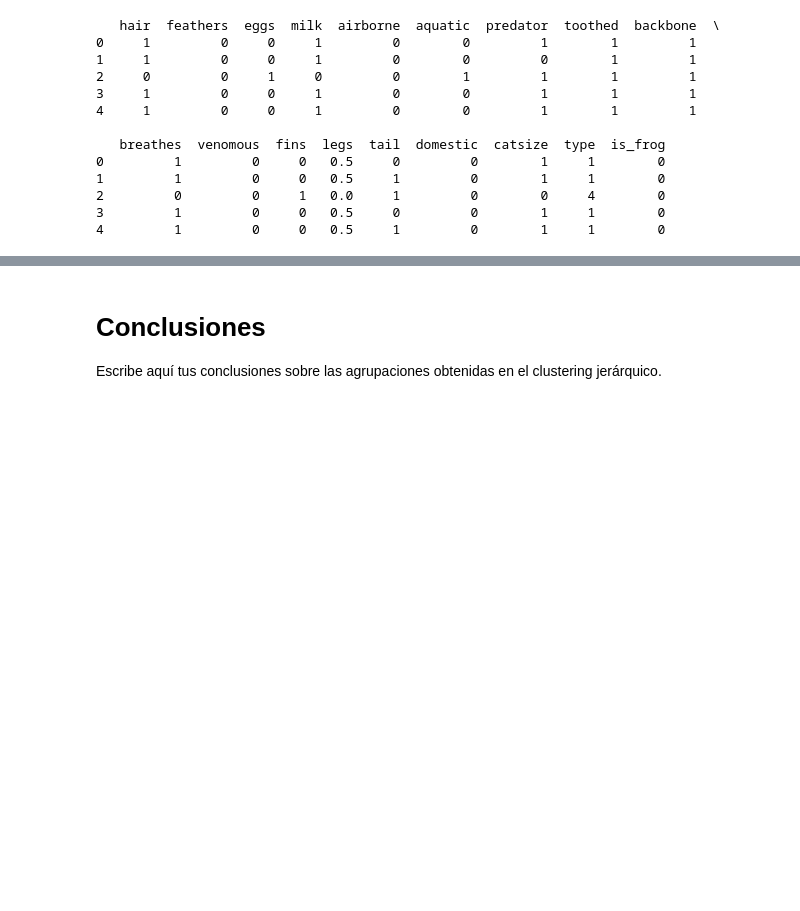
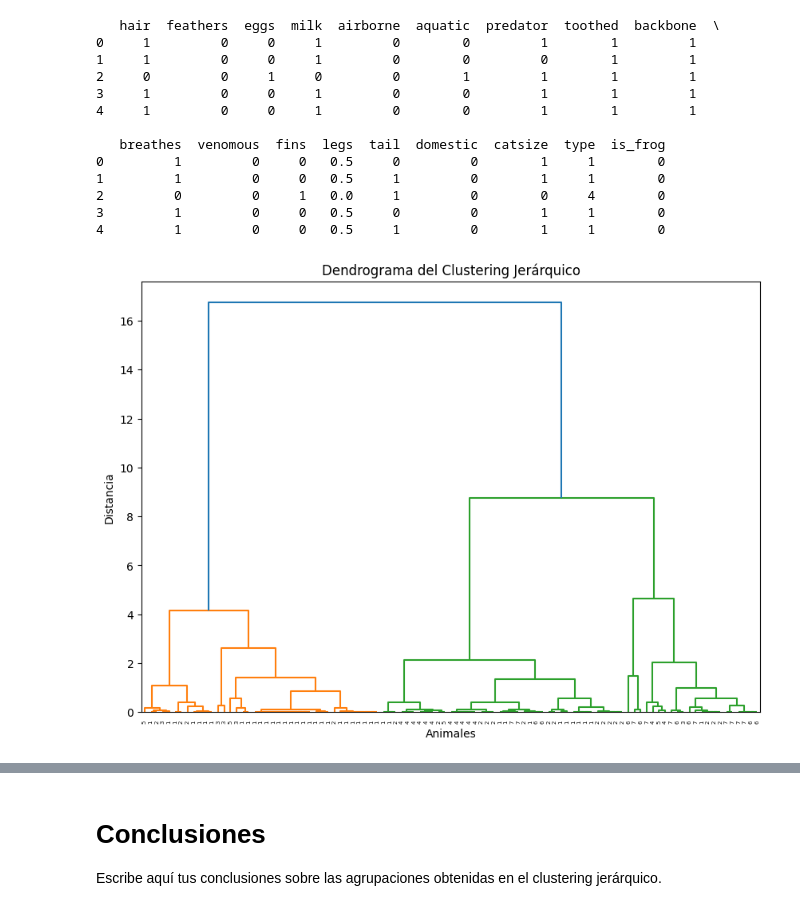
Before and after one commit to Mrldmz/MachineLearning, a Jupyter notebook: S13 - Hierarchical Clustering/Notebook_Tarea_Zoo_Clustering.ipynb, the cells around one changed output, grey strips where cells are left out. Cells and saved outputs as stored; diff of their text form; code cells hidden in the pictures; blank space fills up the shorter version.

```diff
--- a/S13 - Hierarchical Clustering/Notebook_Tarea_Zoo_Clustering.ipynb
+++ b/S13 - Hierarchical Clustering/Notebook_Tarea_Zoo_Clustering.ipynb
@@ -97,0 +94,29 @@ print(zoo_data_encoded.head())
+# %%
+# Paso 3: Clustering Jerárquico
+
+# Crear una matriz de distancias
+def create_distance_matrix(df):
+    # Calcular la matriz de distancias utilizando la distancia euclidiana
+    return np.sqrt(((df - df.mean()) ** 2).sum(axis=1).values[:, None] + ((df - df.mean()) ** 2).sum(axis=1).values[None, :])
+
+# Crear la matriz de distancias para el dataset preprocesado
+distance_matrix = create_distance_matrix(zoo_data_encoded.drop(columns=['type']))
+
+# Crear un DataFrame de distancias
+distance_df = pd.DataFrame(distance_matrix, index=zoo_data_encoded.index, columns=zoo_data_encoded.index)
+
+
+from scipy.cluster.hierarchy import linkage, dendrogram
+
+# Realizar el clustering jerárquico (con el método de Ward)
+linked = linkage(distance_df, method='ward')
+
+# Graficar el dendrograma
+plt.figure(figsize=(10, 7))
+dendrogram(linked, labels=zoo_data_encoded['type'].values, leaf_rotation=90)
+plt.title('Dendrograma del Clustering Jerárquico')
+plt.xlabel('Animales')
+plt.ylabel('Distancia')
+plt.show()
+# %% [output]
+[figure, added]
```
Also changed, not shown: parts of 10 cells of this notebook, 1 other file.
